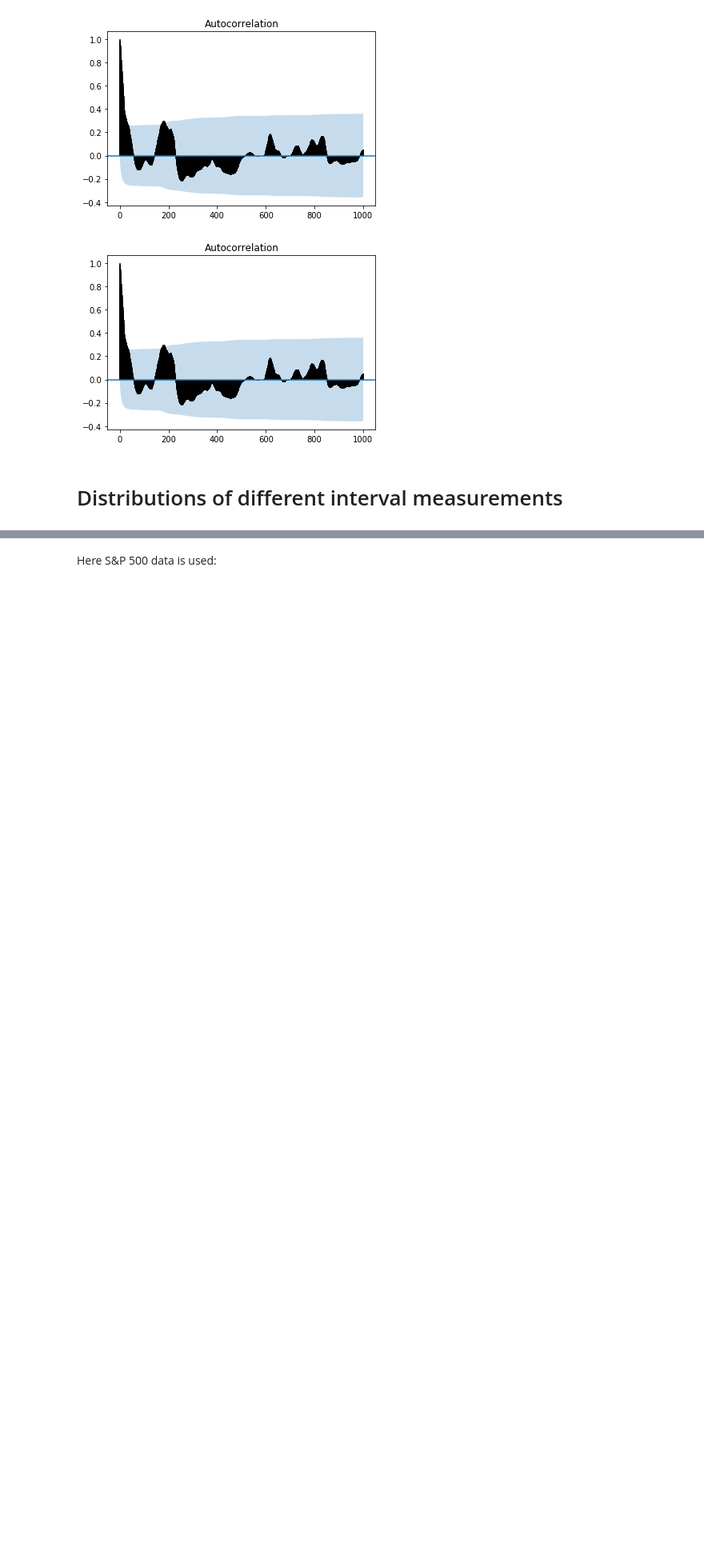
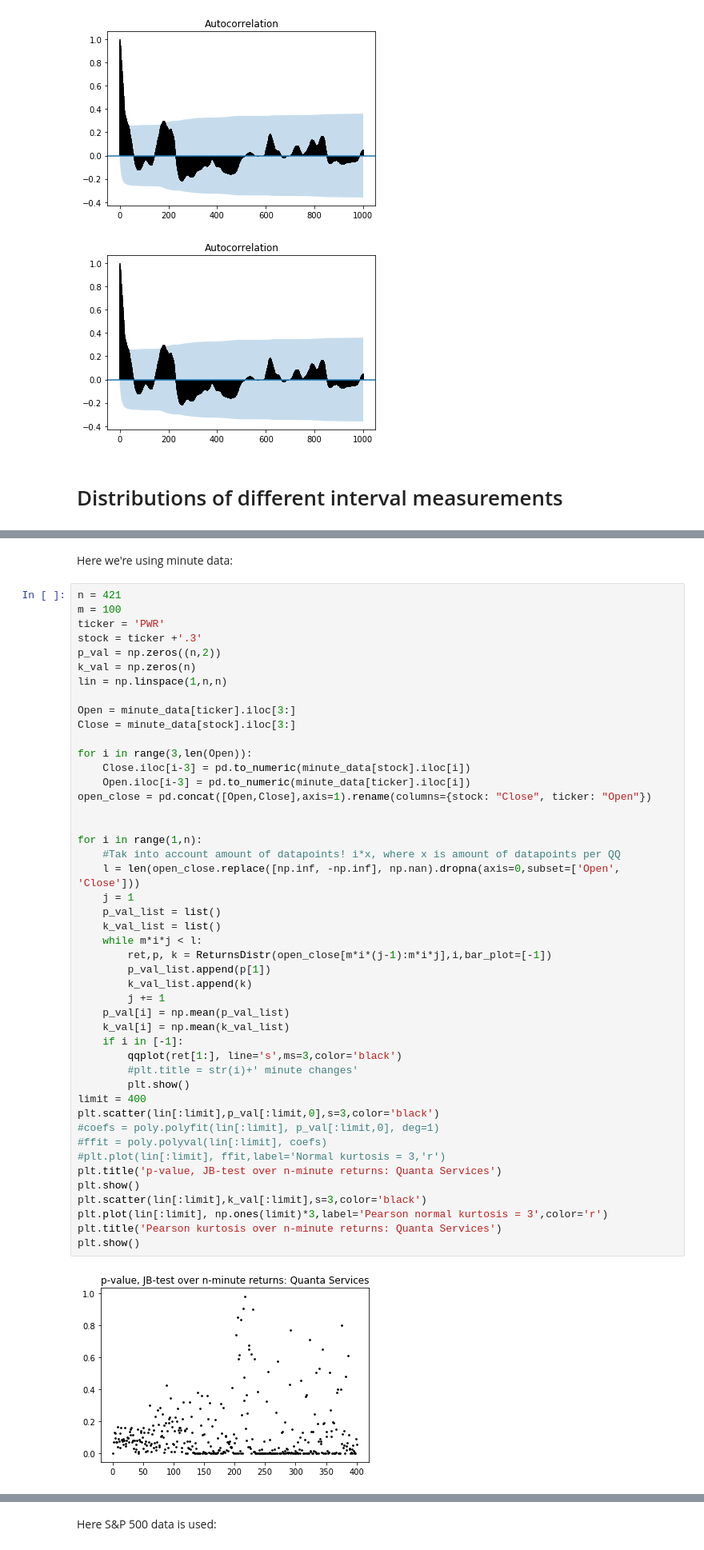
Before and after one commit to MaxdeBock/M2R, a Jupyter notebook: M2R code (python).ipynb, the cells around one changed output, grey strips where cells are left out. Shown: that part at 80% size. Cells and saved outputs as stored; diff of their text form; blank space fills up the shorter version.

```diff
--- a/M2R code (python).ipynb
+++ b/M2R code (python).ipynb
@@ -246,0 +252,50 @@ def ReturnsDistr(A,every_nth_day):
+# %% [markdown]
+Here we're using minute data:
+# %%
+n = 421
+m = 100
+ticker = 'PWR'
+stock = ticker +'.3'
+p_val = np.zeros((n,2))
+k_val = np.zeros(n)
+lin = np.linspace(1,n,n)
+
+Open = minute_data[ticker].iloc[3:]
+Close = minute_data[stock].iloc[3:]
+
+for i in range(3,len(Open)):
+    Close.iloc[i-3] = pd.to_numeric(minute_data[stock].iloc[i])
+    Open.iloc[i-3] = pd.to_numeric(minute_data[ticker].iloc[i])
+open_close = pd.concat([Open,Close],axis=1).rename(columns={stock: "Close", ticker: "Open"})
+
+
+for i in range(1,n):
+    #Tak into account amount of datapoints! i*x, where x is amount of datapoints per QQ
+    l = len(open_close.replace([np.inf, -np.inf], np.nan).dropna(axis=0,subset=['Open', 'Close']))
+    j = 1
+    p_val_list = list()
+    k_val_list = list()
+    while m*i*j < l:
+        ret,p, k = ReturnsDistr(open_close[m*i*(j-1):m*i*j],i,bar_plot=[-1])
+        p_val_list.append(p[1])
+        k_val_list.append(k)
+        j += 1
+    p_val[i] = np.mean(p_val_list)
+    k_val[i] = np.mean(k_val_list)
+    if i in [-1]:
+        qqplot(ret[1:], line='s',ms=3,color='black')
+        #plt.title = str(i)+' minute changes'
+        plt.show()
+limit = 400
+plt.scatter(lin[:limit],p_val[:limit,0],s=3,color='black')
+#coefs = poly.polyfit(lin[:limit], p_val[:limit,0], deg=1)
+#ffit = poly.polyval(lin[:limit], coefs)
+#plt.plot(lin[:limit], ffit,label='Normal kurtosis = 3,'r')
+plt.title('p-value, JB-test over n-minute returns: Quanta Services')
+plt.show()
+plt.scatter(lin[:limit],k_val[:limit],s=3,color='black')
+plt.plot(lin[:limit], np.ones(limit)*3,label='Pearson normal kurtosis = 3',color='r')
+plt.title('Pearson kurtosis over n-minute returns: Quanta Services')
+plt.show()
+# %% [output]
+[figure, added]
```
Also changed, not shown: parts of 13 cells of this notebook.
